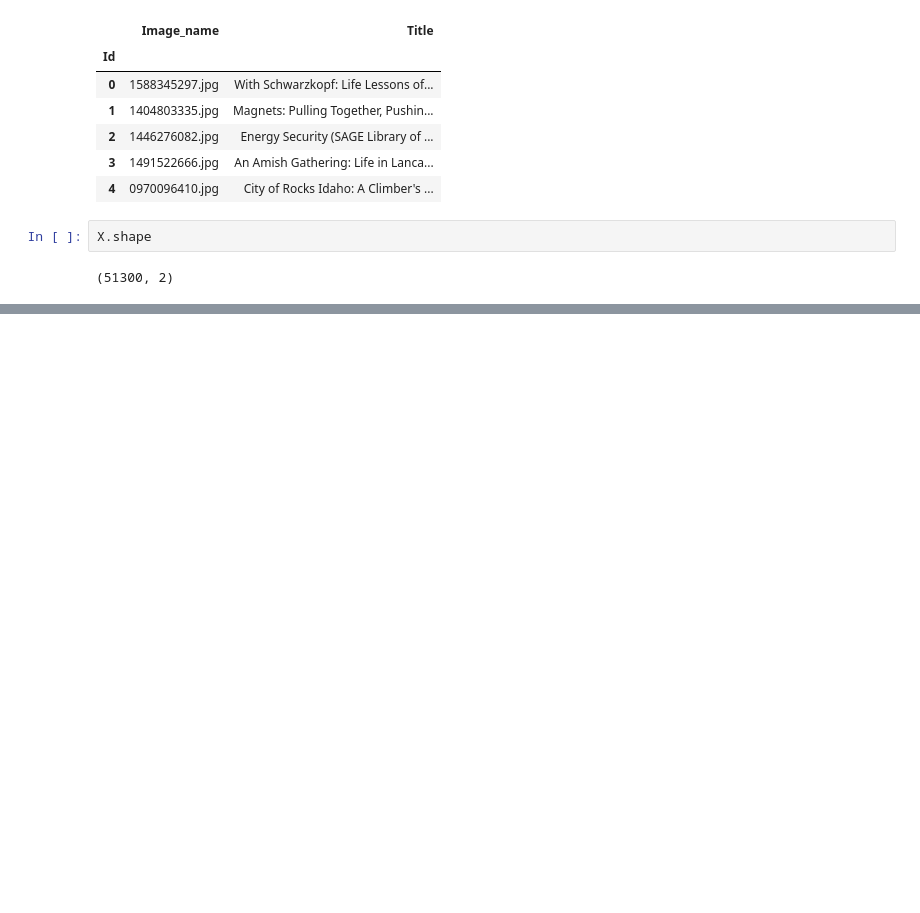
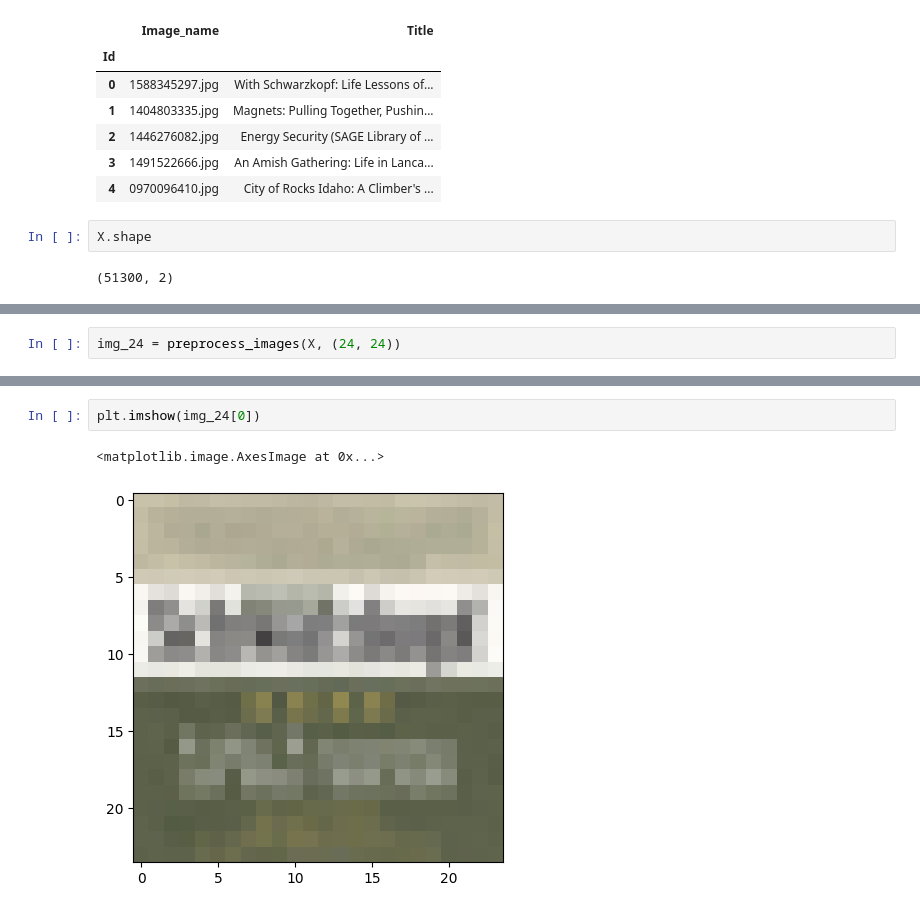
Before and after one commit to NahiaPeschard/wagon_book_cover, a Jupyter notebook: notebooks/nahia_testing_packages.ipynb, the cells around one changed output, grey strips where cells are left out. Drawn from its saved outputs; the diff is of its cells as text; blank space fills up the shorter version.

```diff
--- a/notebooks/nahia_testing_packages.ipynb
+++ b/notebooks/nahia_testing_packages.ipynb
@@ -21 +28,3 @@ img = preprocess_images(X)
+# %%
+img_24 = preprocess_images(X, (24, 24))
 # %%
@@ -34,0 +54,5 @@ array([[225,  67,  40],
+# %%
+plt.imshow(img_24[0])
+# %% [output]
+<matplotlib.image.AxesImage at 0x...>
+[figure, added]
```
Also changed, not shown: parts of 13 cells of this notebook, 2 other files.
